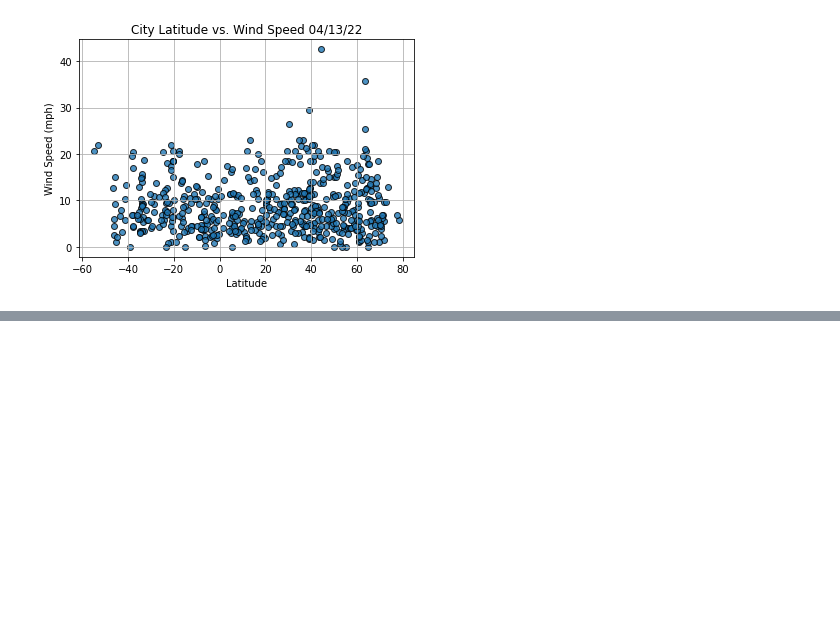
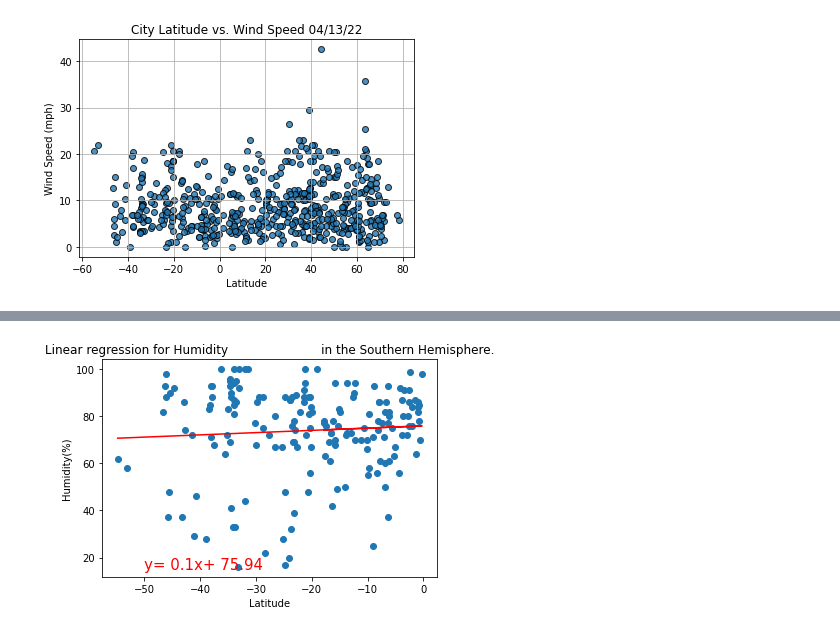
Before and after one commit to BartBachrach/World_Weather_Analysis, a Jupyter notebook: WeatherPy.ipynb, the cells around one changed output, grey strips where cells are left out. Drawn from its saved outputs; the diff is of its cells as text; code cells hidden in the pictures; blank space fills up the shorter version.

```diff
--- a/WeatherPy.ipynb
+++ b/WeatherPy.ipynb
@@ -243,0 +337,9 @@ plt.show()
+# %%
+x_values = southern_hemi_df['Lat']
+y_values = southern_hemi_df['Humidity']
+
+plot_linear_regression(x_values, y_values,
+                       'Linear regression for Humidity \
+                       in the Southern Hemisphere.','Humidity(%)', (-50, 15))
+# %% [output]
+[figure, added]
```
Also changed, not shown: parts of 12 cells of this notebook, 1 other file.
